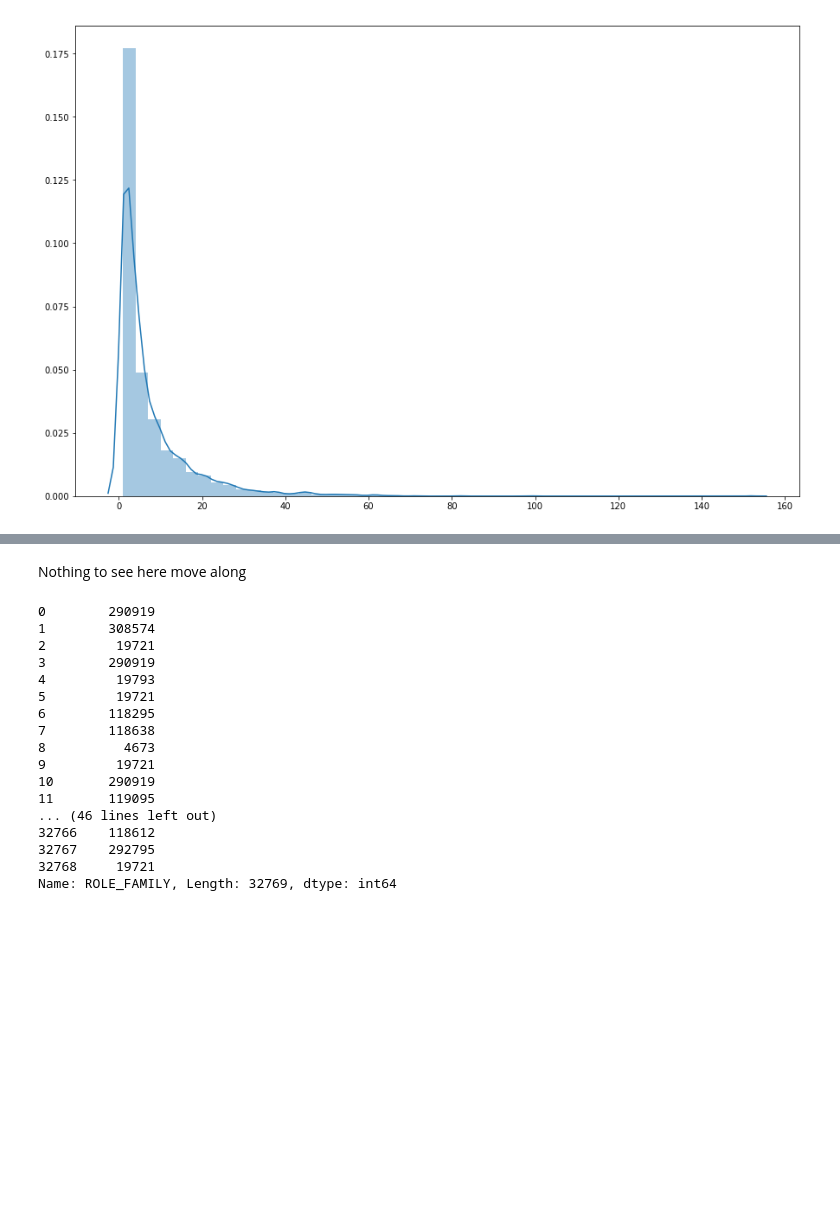
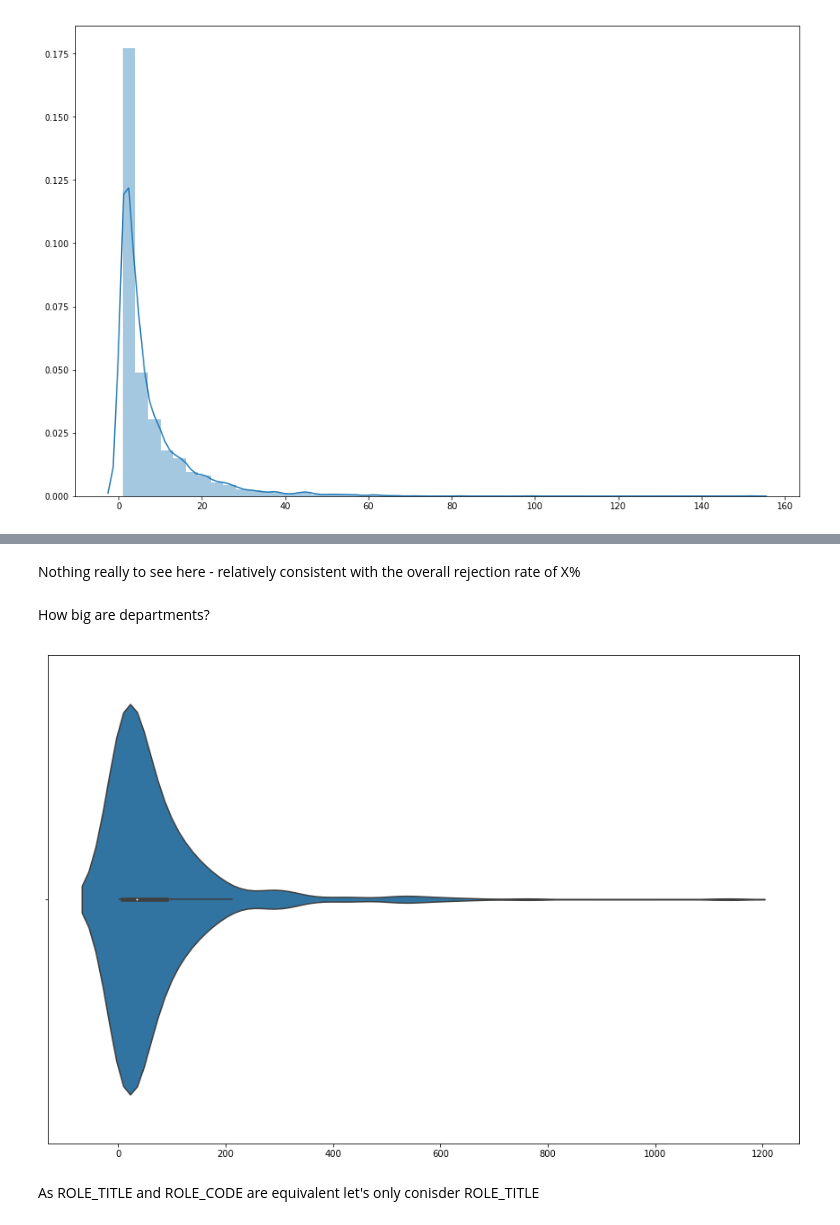
Before and after one commit to kilcoole/amazon-employee-access, a Jupyter notebook: EDA.ipynb, the cells around one changed output, grey strips where cells are left out. Saved outputs shown, nothing was run; the diff lists cells and outputs as text; code cells hidden in the pictures; blank space fills up the shorter version.

```diff
--- a/EDA.ipynb
+++ b/EDA.ipynb
@@ -122,22 +129,13 @@ plt.show()
-# %% [markdown]
-Nothing to see here move along
-# %%
-train["ROLE_FAMILY"]
-# %% [output]
-0        290919
-1        308574
-2         19721
-3        290919
-4         19793
-5         19721
-6        118295
-7        118638
-8          4673
-9         19721
-10       290919
-11       119095
-... (46 lines left out)
-32766    118612
-32767    292795
-32768     19721
-Name: ROLE_FAMILY, Length: 32769, dtype: int64
+# %% [markdown]
+Nothing really to see here - relatively consistent with the overall rejection rate of X%
+# %% [markdown]
+How big are departments?
+# %%
+plt.figure(figsize=(15,10))
+ax = sns.violinplot(train.groupby(["ROLE_DEPTNAME"]).size())
+setFontsize(15)
+plt.show()
+# %% [output]
+[figure, added]
+# %% [markdown]
+As ROLE_TITLE and ROLE_CODE are equivalent let's only conisder ROLE_TITLE
```
Also changed, not shown: parts of 45 cells of this notebook.
